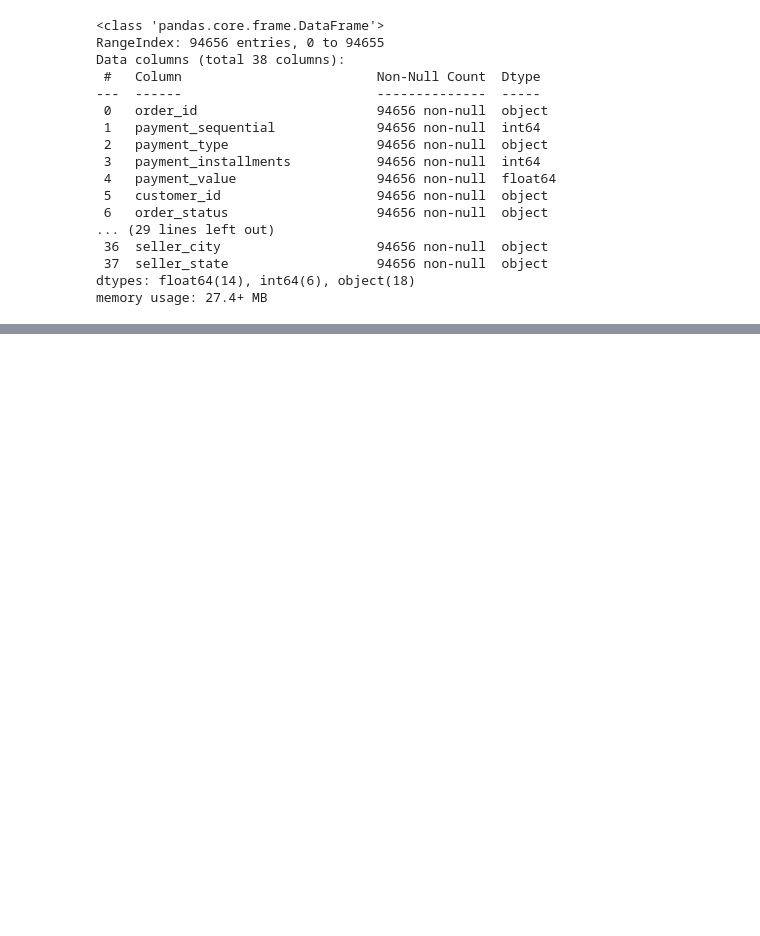
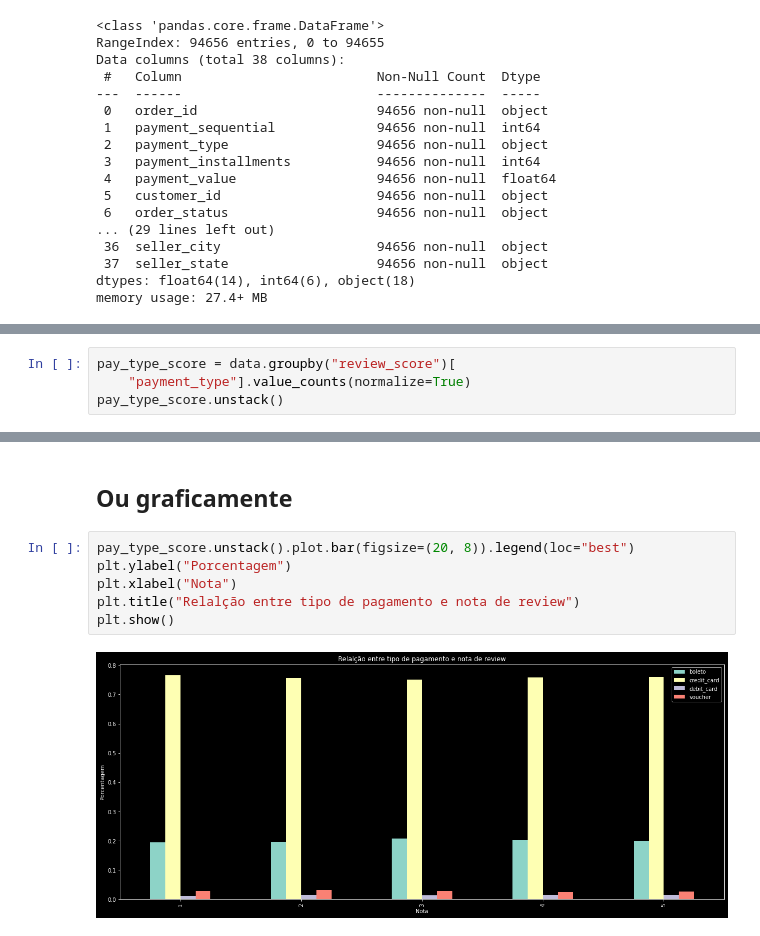
Before and after one commit to carlossrb/py-projects, a Jupyter notebook: src/ecommerces/ecommerces.ipynb, the cells around one changed output, grey strips where cells are left out. Saved outputs shown, nothing was run; the diff lists cells and outputs as text; blank space fills up the shorter version.

```diff
--- a/src/ecommerces/ecommerces.ipynb
+++ b/src/ecommerces/ecommerces.ipynb
@@ -43,0 +133,4 @@ memory usage: 27.4+ MB
+# %%
+pay_type_score = data.groupby("review_score")[
+    "payment_type"].value_counts(normalize=True)
+pay_type_score.unstack()
@@ -43,0 +145,10 @@ memory usage: 27.4+ MB
+# %% [markdown]
+<h2>Ou graficamente</h2>
+# %%
+pay_type_score.unstack().plot.bar(figsize=(20, 8)).legend(loc="best")
+plt.ylabel("Porcentagem")
+plt.xlabel("Nota")
+plt.title("Relalção entre tipo de pagamento e nota de review")
+plt.show()
+# %% [output]
+[figure, added]
```
Also changed, not shown: parts of 18 cells of this notebook, 1 other file.
